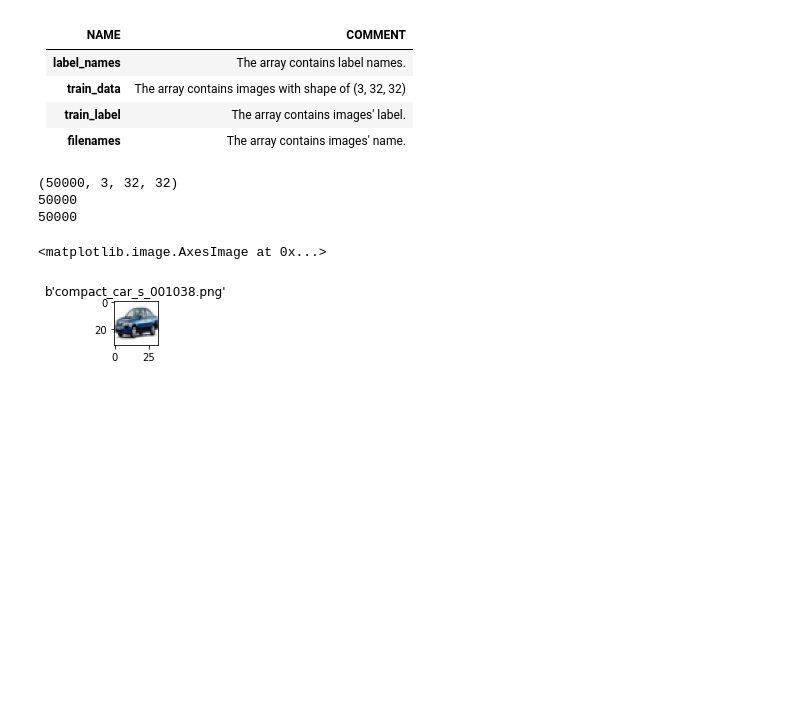
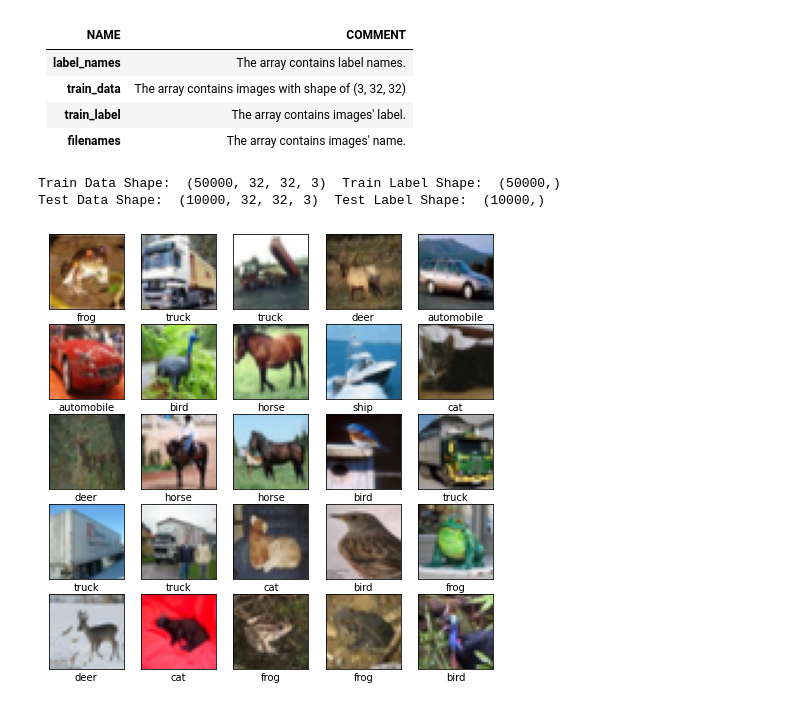
Before and after one commit to magicafe/tf_demo, a Jupyter notebook: cifar-demo/cifar-demo.ipynb, the cells around one changed output. Cells and saved outputs as stored; diff of their text form; code cells hidden in the pictures; blank space fills up the shorter version.

Commit message:
cifar demo

```diff
--- a/cifar-demo/cifar-demo.ipynb
+++ b/cifar-demo/cifar-demo.ipynb
@@ -17,7 +17,10 @@ def unpickle(file):
 
 train_data = None
 train_label = []
-filenames = []
+train_filenames = []
+test_data = None
+test_label = []
+test_filenames = []
 
 meta_data = unpickle('./cifar-10-batches-py/batches.meta')
 label_names = np.array(meta_data[b'label_names'])
@@ -29,21 +32,34 @@ for i in range(1, 6):
     else:
         train_data = np.vstack((train_data, data_dict[b'data']))
     train_label += data_dict[b'labels']
-    filenames += data_dict[b'filenames']
+    train_filenames += data_dict[b'filenames']
 
-train_data = train_data.reshape((len(train_data), 3, 32, 32))
-print(train_data.shape)
-print(len(train_label))
-print(len(filenames))
+train_data = train_data.reshape((len(train_data), 3, 32, 32)).transpose(0, 2, 3, 1) / 255.0
+train_label = np.array(train_label)
+print('Train Data Shape: ', train_data.shape, ' Train Label Shape: ', train_label.shape)
+
+data_dict = unpickle('./cifar-10-batches-py/test_batch')
+test_data = data_dict[b'data']
+test_data = test_data.reshape((len(test_data), 3, 32, 32,)).transpose(0, 2, 3, 1) / 255.0
+test_label = data_dict[b'labels']
+test_label = np.array(test_label)
+test_filenames = data_dict[b'filenames']
+print('Test Data Shape: ', test_data.shape, ' Test Label Shape: ', test_label.shape)
 # %% [output]
-(50000, 3, 32, 32)
-50000
-50000
+Train Data Shape:  (50000, 32, 32, 3)  Train Label Shape:  (50000,)
+Test Data Shape:  (10000, 32, 32, 3)  Test Label Shape:  (10000,)
-# %%
-img1 = train_data[105].transpose(1, 2, 0)
-plt.figure(figsize=(0.8, 0.8))
-plt.title(filenames[105])
-plt.imshow(img1)
-# %% [output]
-<matplotlib.image.AxesImage at 0x...>
-[figure, removed]
+# %%
+class_names = ['airplane', 'automobile', 'bird', 'cat', 'deer',
+               'dog', 'frog', 'horse', 'ship', 'truck']
+
+plt.figure(figsize=(8, 8))
+for i in range(25):
+    plt.subplot(5, 5, i+1)
+    plt.xticks([])
+    plt.yticks([])
+    plt.grid(False)
+    plt.imshow(train_data[i], cmap=plt.cm.binary)
+    plt.xlabel(class_names[train_label[i]])
+plt.show()
+# %% [output]
+[figure, added]
```
Also changed, not shown: parts of 5 cells of this notebook.
